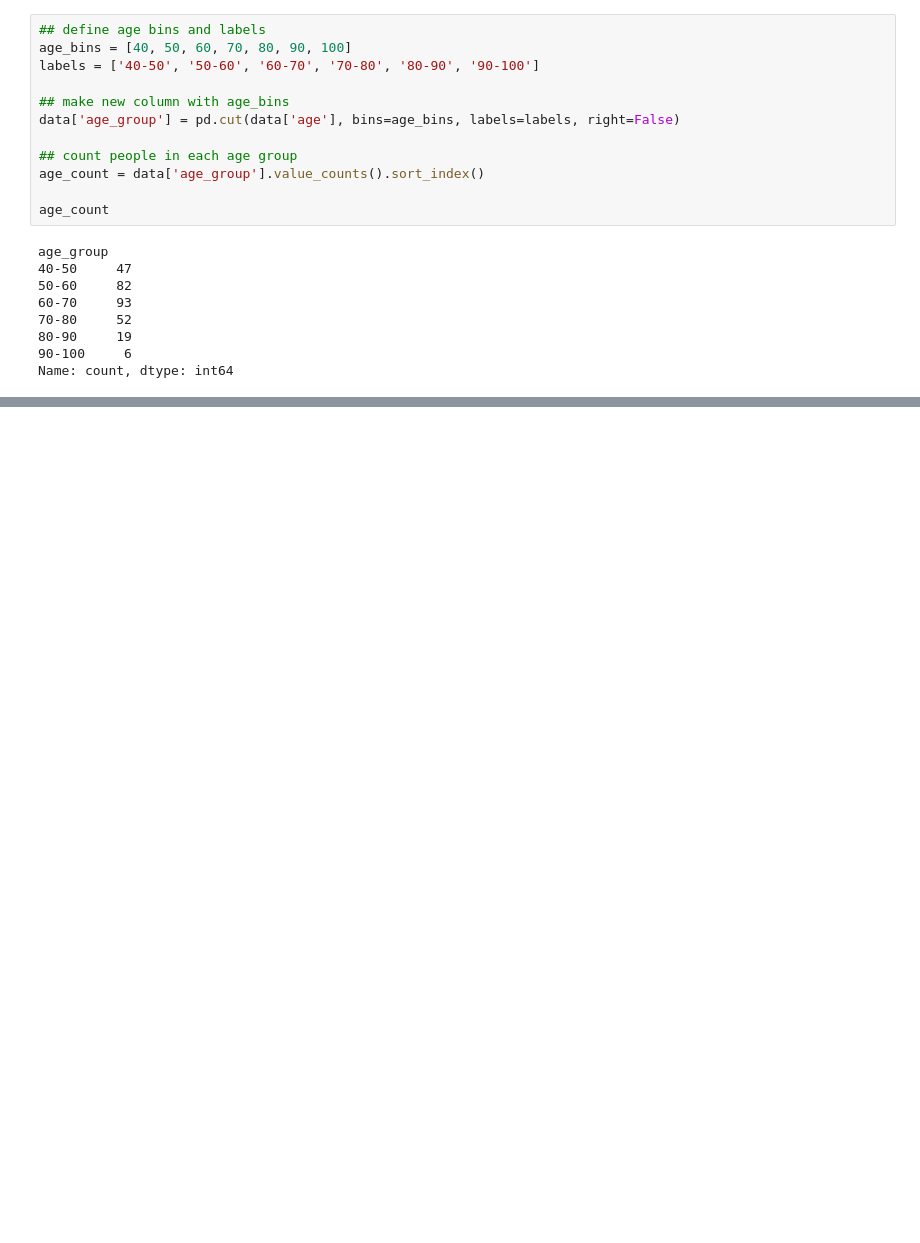
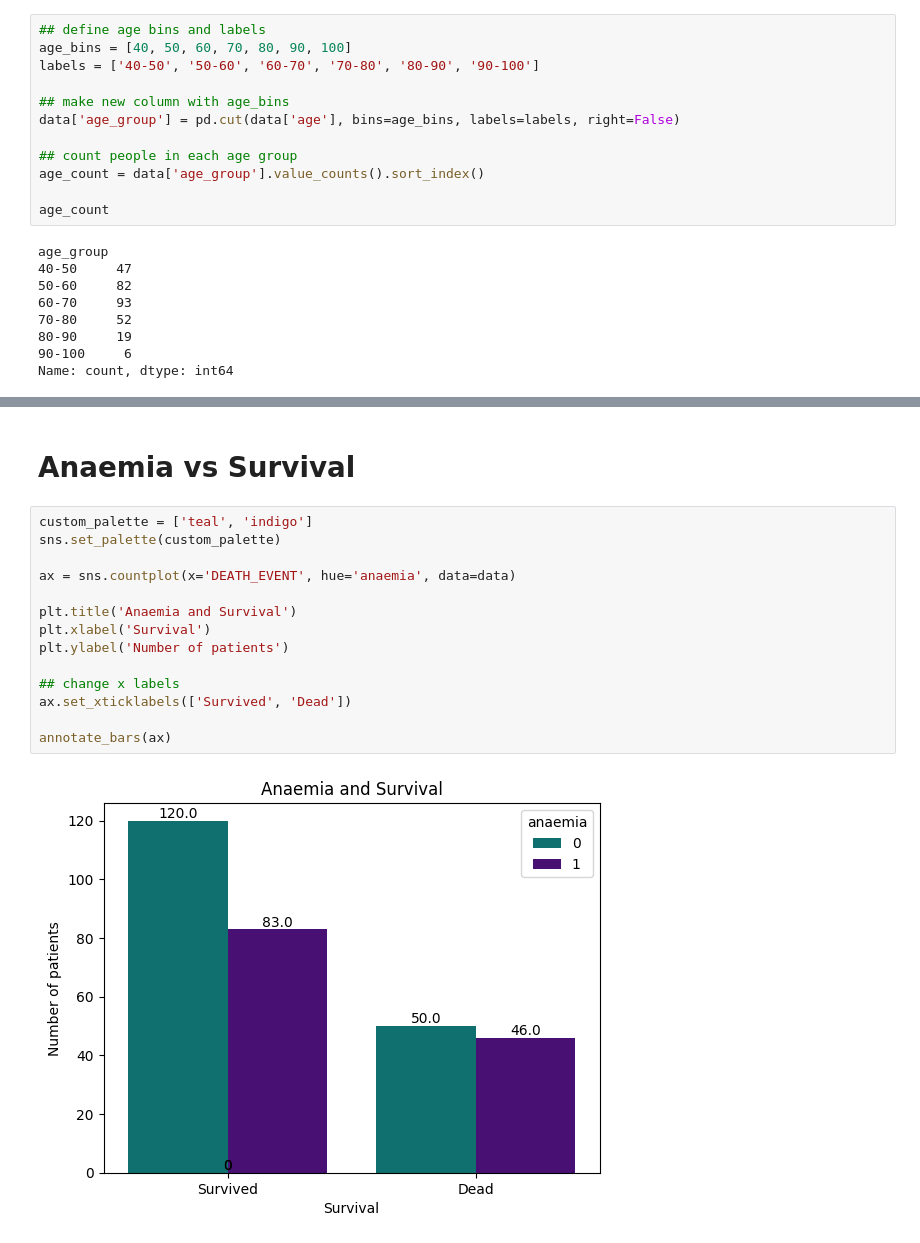
Before and after one commit to iresden/Assignment_8_CCF_Prediction, a Jupyter notebook: heartdisease.ipynb, the cells around one changed output, grey strips where cells are left out. Saved outputs shown, nothing was run; the diff lists cells and outputs as text; blank space fills up the shorter version.

```diff
--- a/heartdisease.ipynb
+++ b/heartdisease.ipynb
@@ -164,2 +249,20 @@ plt.show()
 # %% [output]
 [figure]
+# %% [markdown]
+# Anaemia vs Survival
+# %%
+custom_palette = ['teal', 'indigo']
+sns.set_palette(custom_palette)
+
+ax = sns.countplot(x='DEATH_EVENT', hue='anaemia', data=data)
+
+plt.title('Anaemia and Survival')
+plt.xlabel('Survival')
+plt.ylabel('Number of patients')
+
+## change x labels
+ax.set_xticklabels(['Survived', 'Dead'])
+
+annotate_bars(ax)
+# %% [output]
+[figure, added]
```
Also changed, not shown: parts of 89 cells of this notebook.
